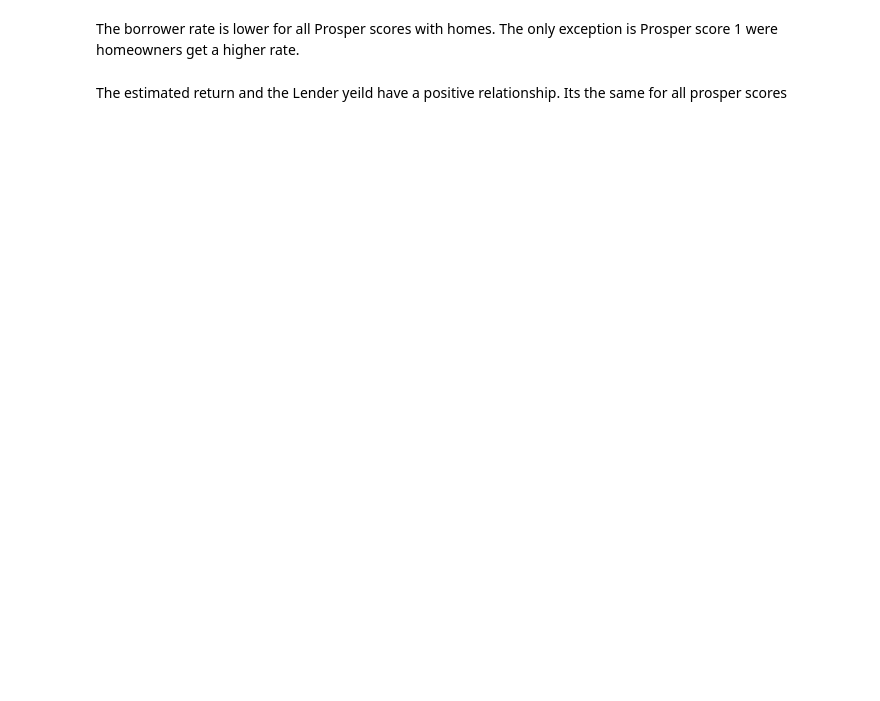
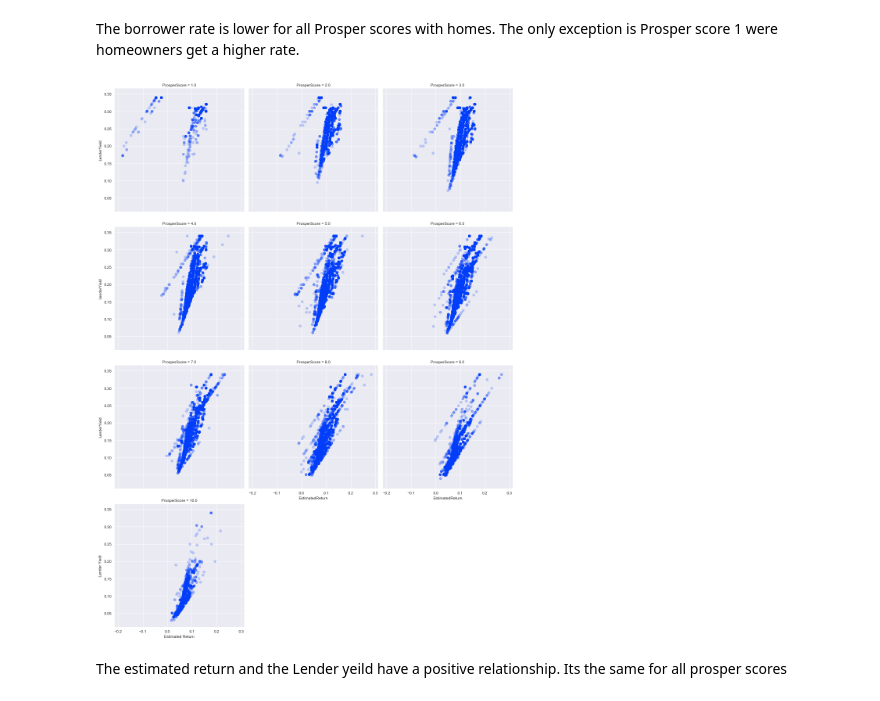
Before and after one commit to yaswaz/prosper_loans, a Jupyter notebook: prosper.ipynb, the cells around one changed output. Saved outputs shown, nothing was run; the diff lists cells and outputs as text; code cells hidden in the pictures; blank space fills up the shorter version.

```diff
--- a/prosper.ipynb
+++ b/prosper.ipynb
@@ -873,12 +1017,13 @@ plt.xticks(rotation=90);
 The borrower rate is lower for all Prosper scores with homes. The only exception is Prosper score 1 were homeowners get a higher rate.
 # %%
 # Lets add Prosper score to the Relationship between estimated return and lender yield
-# plt.scatter(data=prosper, x='EstimatedReturn', y='LenderYield', alpha=1/20);
-# plt.xlabel('Estimated Return')
-# plt.ylabel('Lender Yield');
 
 g = sb.FacetGrid(data = prosper, col = 'ProsperScore', height = 5, col_wrap = 3, margin_titles = True)
 g.map(plt.scatter, 'EstimatedReturn', 'LenderYield', alpha = 1/5);
+plt.xlabel('Estimated Return')
+plt.ylabel('Lender Yield');
+# %% [output]
+[figure, added]
 # %% [markdown]
 The estimated return and the Lender yeild have a positive relationship. Its the same for all prosper scores
 # %%
```
Also changed, not shown: parts of 26 cells of this notebook.
